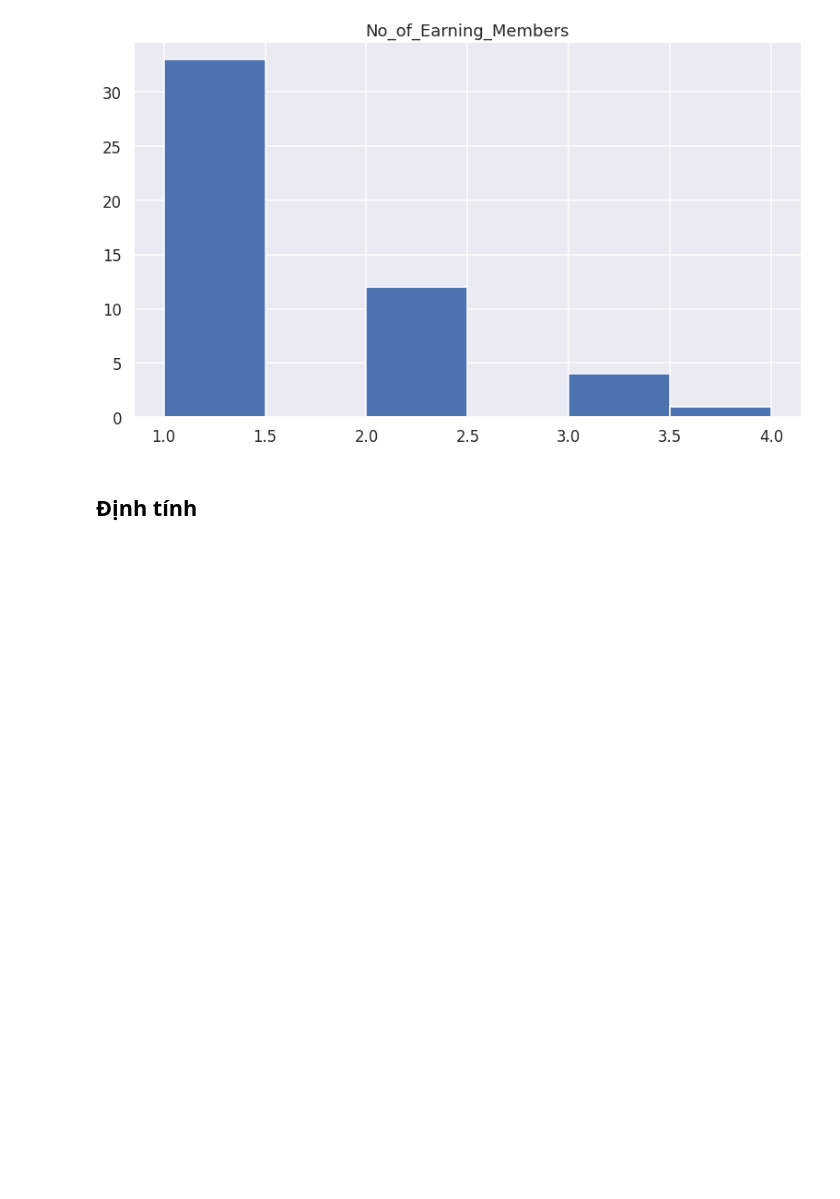
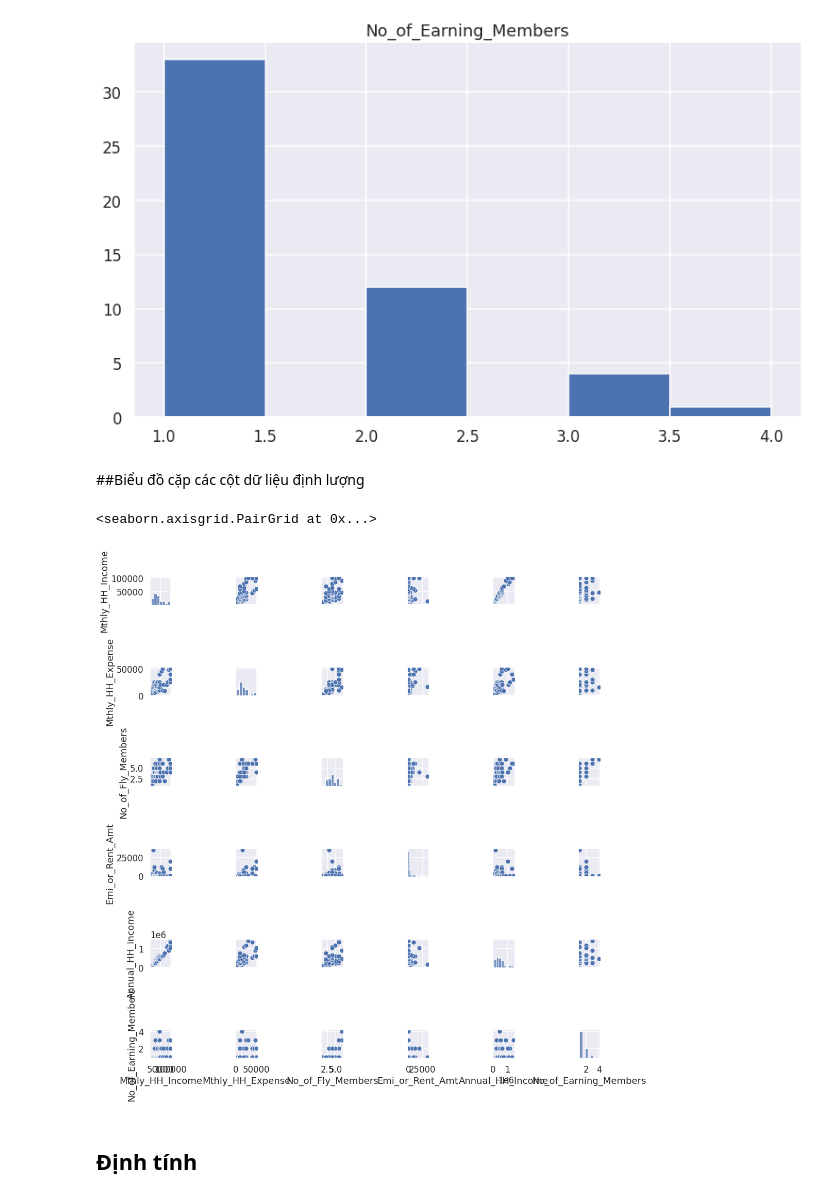
Before and after one commit to rekuantsun/PTDL-Python, a Jupyter notebook: tkmt_do_an.ipynb, the cells around one changed output. Cells and saved outputs as stored; diff of their text form; code cells hidden in the pictures; blank space fills up the shorter version.

```diff
--- a/tkmt_do_an.ipynb
+++ b/tkmt_do_an.ipynb
@@ -209,5 +216,12 @@ plt.title('No_of_Earning_Members')
 # %% [output]
 Text(0.5, 1.0, 'No_of_Earning_Members')
 [figure]
+# %% [markdown]
+##Biểu đồ cặp các cột dữ liệu định lượng
+# %%
+sns.pairplot(df_dl)
+# %% [output]
+<seaborn.axisgrid.PairGrid at 0x...>
+[figure, added]
 # %% [markdown]
 ## **Định tính**
```
Also changed, not shown: parts of 3 cells of this notebook.
